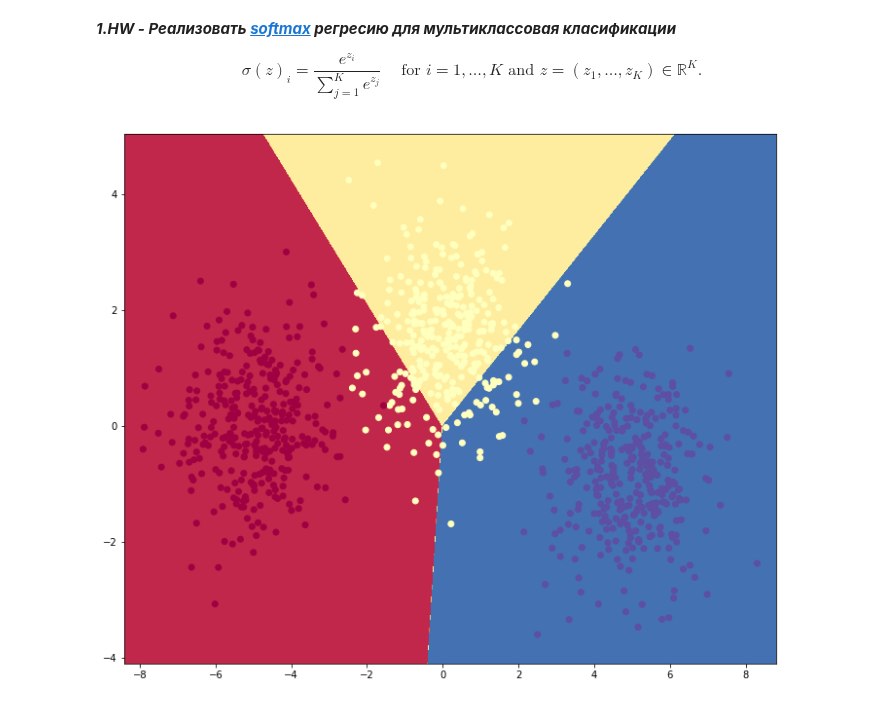
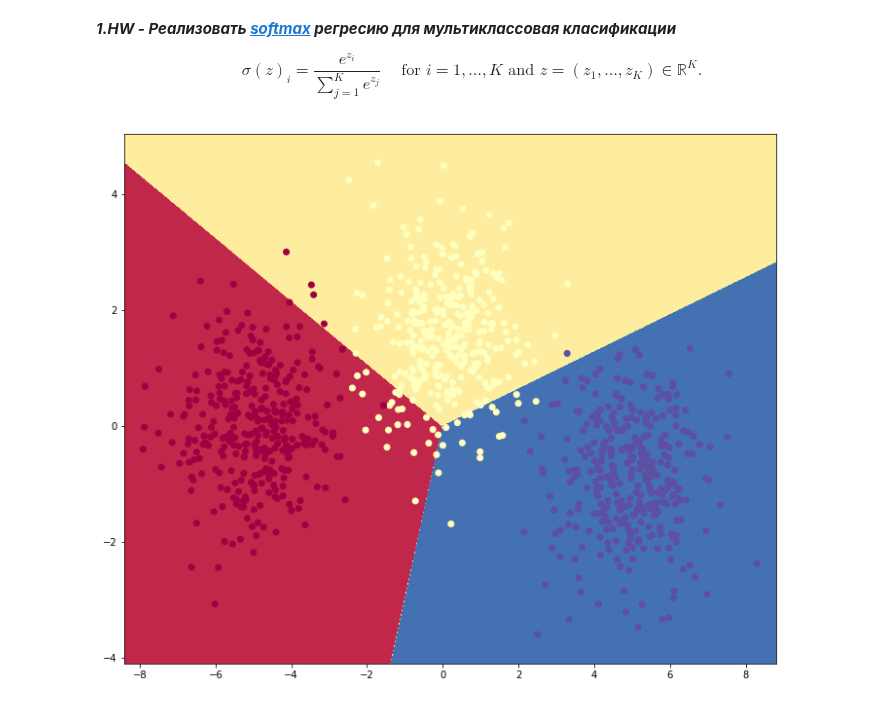
Before and after one commit to varrek/prjct_ml, a Jupyter notebook: hw5_softmax.ipynb, the cells around one changed output. Drawn from its saved outputs; the diff is of its cells as text; code cells hidden in the pictures.

```diff
--- a/hw5_softmax.ipynb
+++ b/hw5_softmax.ipynb
@@ -73,7 +74,7 @@ class LogisticRegression(Classifier):
 
     @staticmethod
     def _loss(y_true, y_pred):
-        return -np.mean(np.log(y_pred[y_true]))
+        return -np.sum(np.log(y_pred) * (y_true), axis=1)
 
     def _one_hot(self, y, n_labels):
         mat = np.zeros((len(y), n_labels))
@@ -88,8 +89,8 @@ class LogisticRegression(Classifier):
 
         y_enc = self._one_hot(y, self.n_classes)
         self.weights = np.zeros((X.shape[1], self.n_classes)) # (number of fearures, number of classess)
-
-        min_loss = 10**6
+        min_loss = np.infty
+        #min_loss = 10**6
         n_iter_no_change = 0
         for i in range(self.max_iteration):
             # get preds
@@ -97,9 +98,9 @@ class LogisticRegression(Classifier):
             predictions = self._softmax(scores)
 
             # how much did we miss?
-            loss = self._loss(y, predictions)
+            loss = self._loss(y_enc, predictions)
             d_loss = y_enc - predictions
-
+            #set_trace()
             if self.verbose:
                 if (i % 1) == 0:
                     print(loss)
@@ -108,8 +109,8 @@ class LogisticRegression(Classifier):
             self.weights = self.weights + self.learning_rate * np.dot(X.T, d_loss)
 
             #early stopping
-            if loss < min_loss:
-                min_loss = loss
+            if np.mean(loss) < min_loss:
+                min_loss = np.mean(loss)
                 n_iter_without_loss = 0
             else:
                 n_iter_without_loss += 1
@@ -159,8 +161,8 @@ plot_decision_boundary(lr.predict)
 
 $$ \sigma ({z} )_{i}={\frac {e^{z_{i}}}{\sum _{j=1}^{K}e^{z_{j}}}}\ \ \ \ {\text{ for }}i=1,\dotsc ,K{\text{ and }}  {z} =(z_{1},\dotsc ,z_{K})\in \mathbb {R} ^{K}. $$
 # %%
-lr = LogisticRegression(n_classes=3) # multi_class : {'ovr', 'multinomial'}
+lr = LogisticRegression(n_classes=3, verbose=0) # multi_class : {'ovr', 'multinomial'}
 lr.fit(X, y)
 plot_decision_boundary(lr.predict)
 # %% [output]
-[figure, old version]
+[figure, new version]
```
Also changed, not shown: parts of 2 cells of this notebook.
